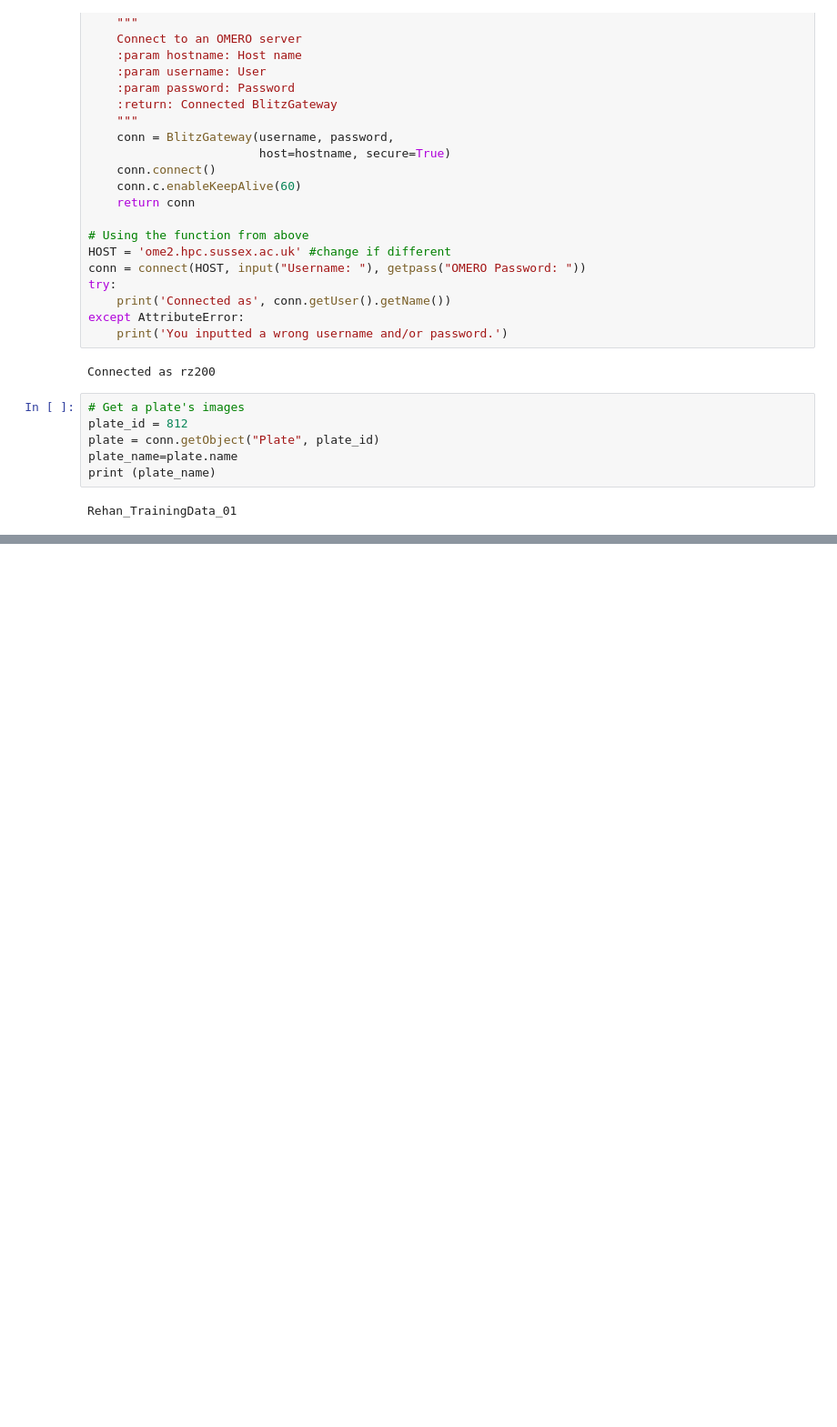
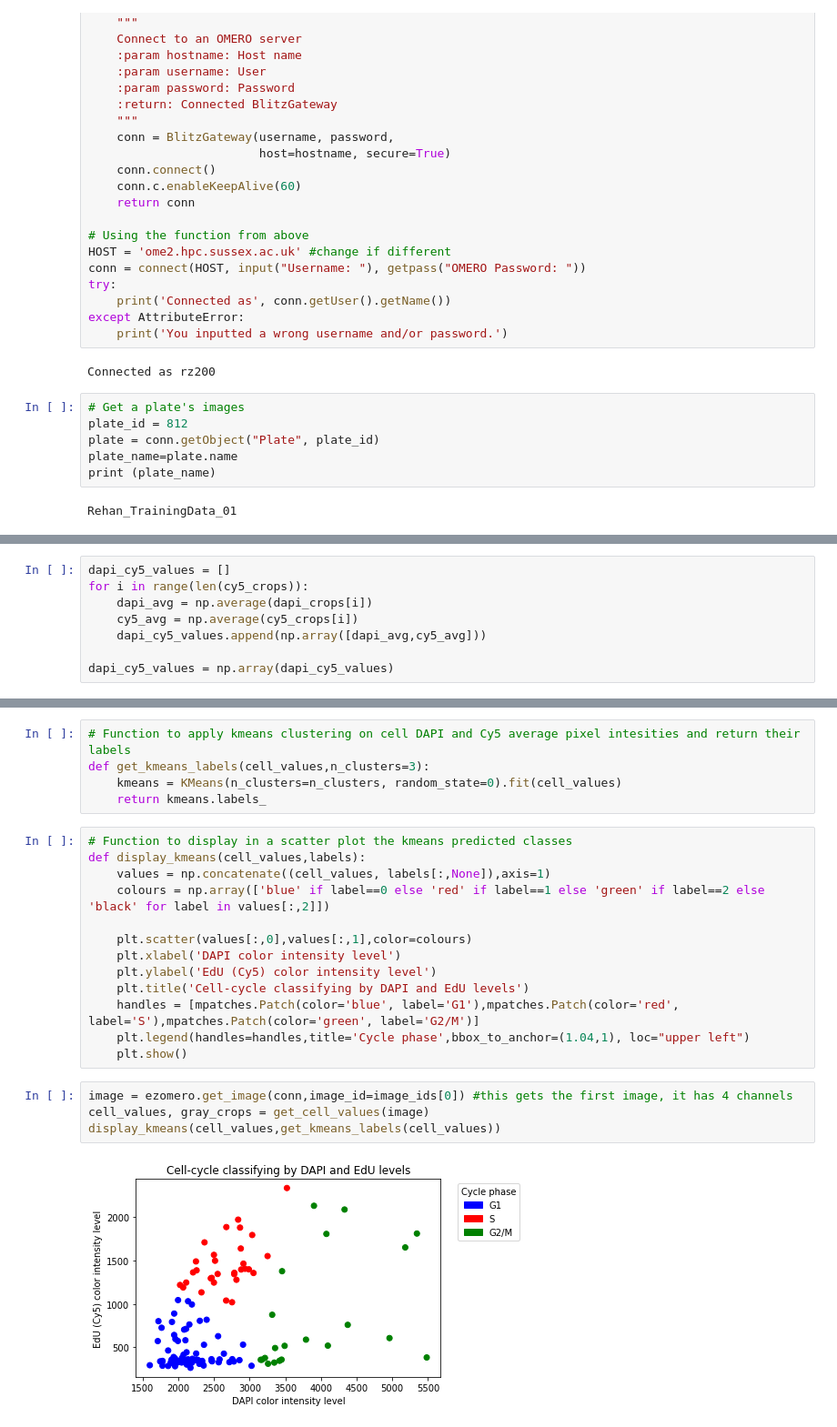
Before and after one commit to rzuberi/cell-SCT, a Jupyter notebook: omero_setup.ipynb, the cells around one changed output, grey strips where cells are left out. Shown: that part at 91% size. Drawn from its saved outputs; the diff is of its cells as text; blank space fills up the shorter version.

```diff
--- a/omero_setup.ipynb
+++ b/omero_setup.ipynb
@@ -400,0 +219,8 @@ image_sizes = np.arra
+# %%
+dapi_cy5_values = []
+for i in range(len(cy5_crops)):
+    dapi_avg = np.average(dapi_crops[i])
+    cy5_avg = np.average(cy5_crops[i])
+    dapi_cy5_values.append(np.array([dapi_avg,cy5_avg]))
+
+dapi_cy5_values = np.array(dapi_cy5_values)
@@ -400,0 +263,24 @@ image_sizes = np.arra
+# %%
+# Function to apply kmeans clustering on cell DAPI and Cy5 average pixel intesities and return their labels
+def get_kmeans_labels(cell_values,n_clusters=3):
+    kmeans = KMeans(n_clusters=n_clusters, random_state=0).fit(cell_values)
+    return kmeans.labels_
+# %%
+# Function to display in a scatter plot the kmeans predicted classes
+def display_kmeans(cell_values,labels):
+    values = np.concatenate((cell_values, labels[:,None]),axis=1)
+    colours = np.array(['blue' if label==0 else 'red' if label==1 else 'green' if label==2 else 'black' for label in values[:,2]])
+
+    plt.scatter(values[:,0],values[:,1],color=colours)
+    plt.xlabel('DAPI color intensity level')
+    plt.ylabel('EdU (Cy5) color intensity level')
+    plt.title('Cell-cycle classifying by DAPI and EdU levels')
+    handles = [mpatches.Patch(color='blue', label='G1'),mpatches.Patch(color='red', label='S'),mpatches.Patch(color='green', label='G2/M')]
+    plt.legend(handles=handles,title='Cycle phase',bbox_to_anchor=(1.04,1), loc="upper left")
+    plt.show()
+# %%
+image = ezomero.get_image(conn,image_id=image_ids[0]) #this gets the first image, it has 4 channels
+cell_values, gray_crops = get_cell_values(image)
+display_kmeans(cell_values,get_kmeans_labels(cell_values))
+# %% [output]
+[figure, added]
```
Also changed, not shown: parts of 42 cells of this notebook, 9 other files.
